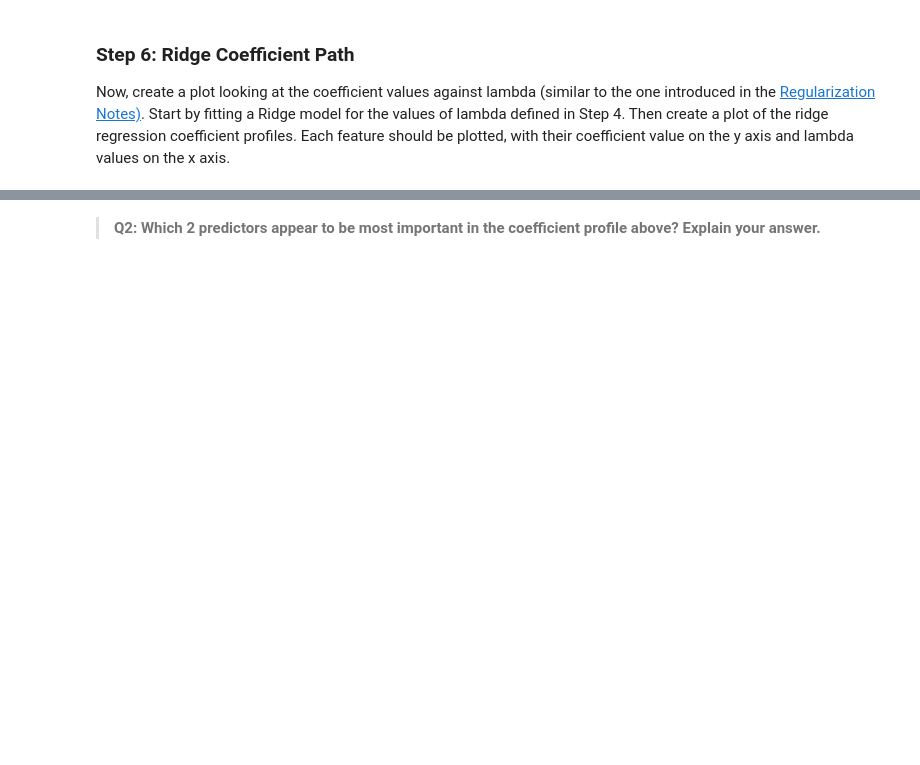
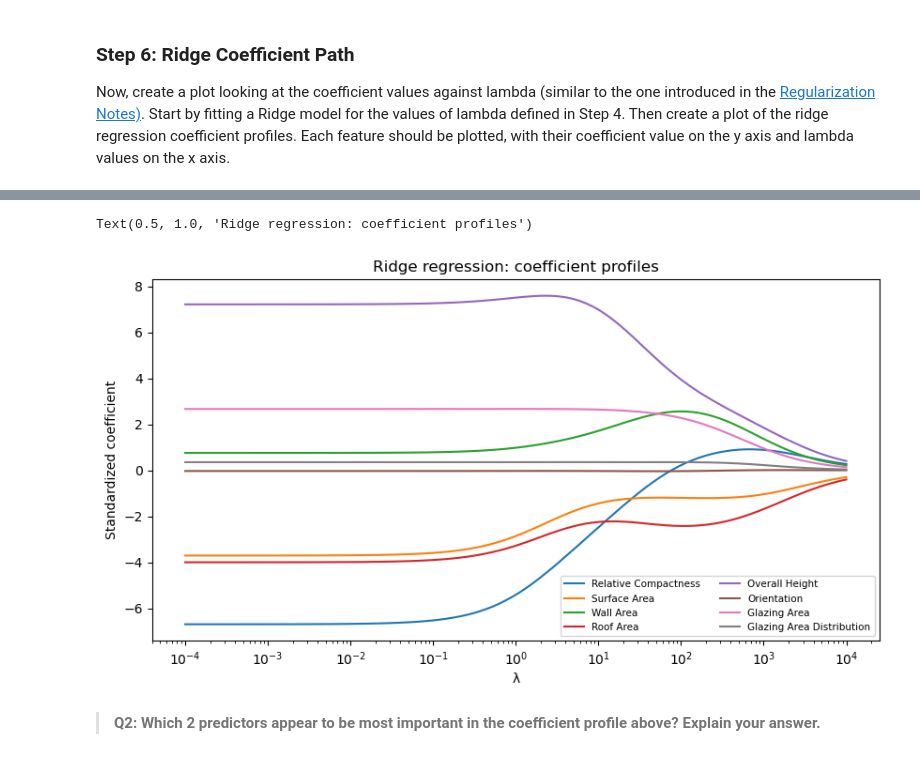
Before and after one commit to sofiiir/edds232-assignment-3, a Jupyter notebook: task1/hw3-task1.ipynb, the cells around one changed output, grey strips where cells are left out. Saved outputs shown, nothing was run; the diff lists cells and outputs as text; code cells hidden in the pictures; blank space fills up the shorter version.

Commit message:
make a ridge regression plot

```diff
--- a/task1/hw3-task1.ipynb
+++ b/task1/hw3-task1.ipynb
@@ -258,3 +253,29 @@ Now, create a plot looking at the coefficient values against lambda (similar to
+# %%
+ridge_model = Ridge(alpha = 1)
+ridge_model.fit(X_train_scaled, y_train)
+
+ridge_prediction = ridge_model.predict(X_test_scaled)
+# %%
+ridge_coef = []
+
+
+for lam in lambdas:
+    ridge_model = Ridge(alpha = lam)
+    ridge_model.fit(X_train_scaled, y_train)
+    ridge_coef.append(ridge_model.coef_)
+
+plt.figure(figsize=(10, 5))
+plt.plot(lambdas, ridge_coef)
+plt.legend(features,
+           ncol = 2,
+           fontsize = 7.5)
+plt.xlabel('λ')
+plt.ylabel('Standardized coefficient')
+plt.xscale('log')
+plt.title('Ridge regression: coefficient profiles')
+# %% [output]
+Text(0.5, 1.0, 'Ridge regression: coefficient profiles')
+[figure, added]
 # %% [markdown]
 > **Q2: Which 2 predictors appear to be most important in the coefficient profile above? Explain your answer.**
 # %% [markdown]
```
Also changed, not shown: parts of 6 cells of this notebook.
